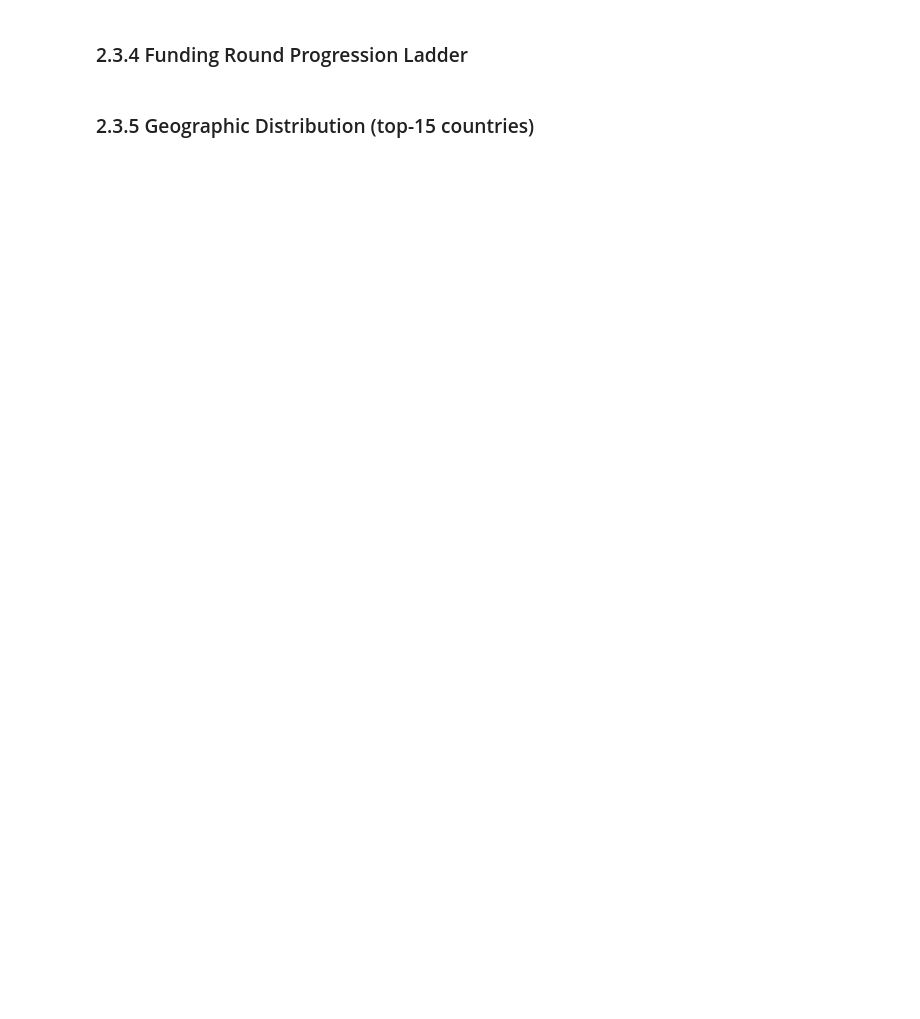
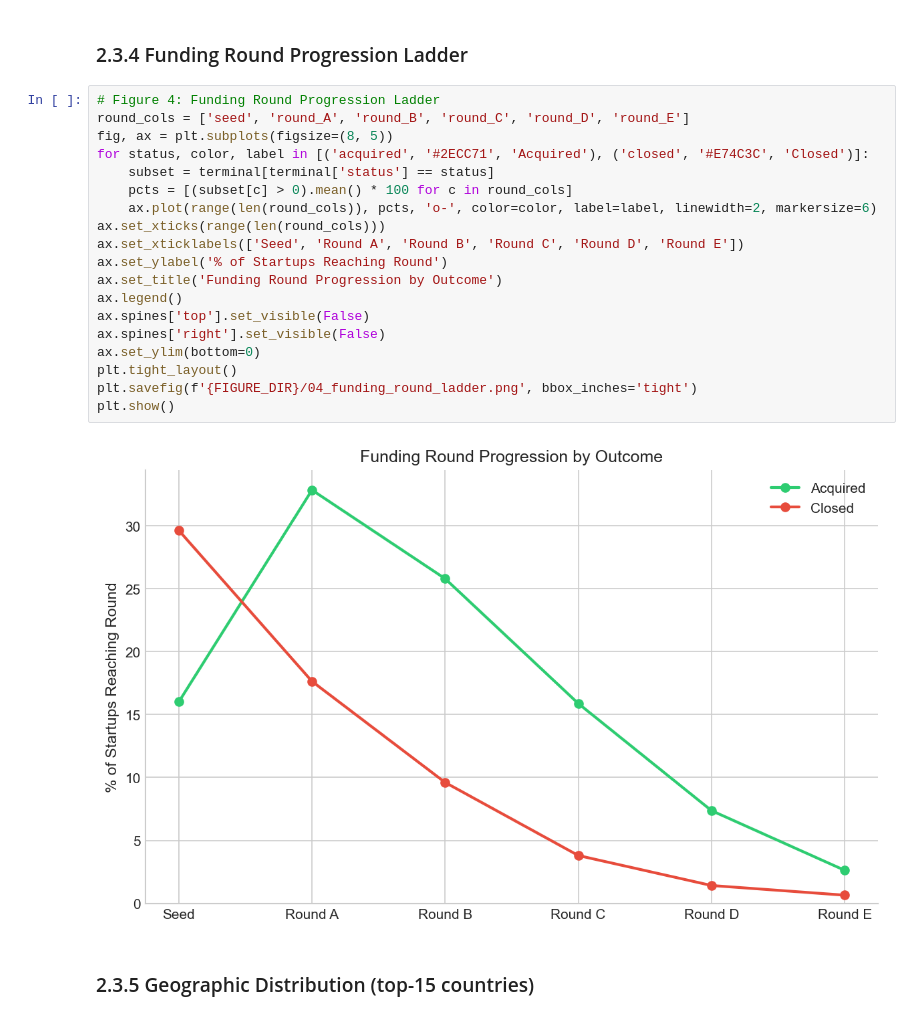
Before and after one commit to uleso26/Predictive-Analytics-Individual-Coursework-, a Jupyter notebook: notebooks/02_eda.ipynb, the cells around one changed output. Cells and saved outputs as stored; diff of their text form; blank space fills up the shorter version.

```diff
--- a/notebooks/02_eda.ipynb
+++ b/notebooks/02_eda.ipynb
@@ -51,4 +304,25 @@ Minimum 12 publication-quality figures.
 # %% [markdown]
 ### 2.3.4 Funding Round Progression Ladder
+# %%
+# Figure 4: Funding Round Progression Ladder
+round_cols = ['seed', 'round_A', 'round_B', 'round_C', 'round_D', 'round_E']
+fig, ax = plt.subplots(figsize=(8, 5))
+for status, color, label in [('acquired', '#2ECC71', 'Acquired'), ('closed', '#E74C3C', 'Closed')]:
+    subset = terminal[terminal['status'] == status]
+    pcts = [(subset[c] > 0).mean() * 100 for c in round_cols]
+    ax.plot(range(len(round_cols)), pcts, 'o-', color=color, label=label, linewidth=2, markersize=6)
+ax.set_xticks(range(len(round_cols)))
+ax.set_xticklabels(['Seed', 'Round A', 'Round B', 'Round C', 'Round D', 'Round E'])
+ax.set_ylabel('% of Startups Reaching Round')
+ax.set_title('Funding Round Progression by Outcome')
+ax.legend()
+ax.spines['top'].set_visible(False)
+ax.spines['right'].set_visible(False)
+ax.set_ylim(bottom=0)
+plt.tight_layout()
+plt.savefig(f'{FIGURE_DIR}/04_funding_round_ladder.png', bbox_inches='tight')
+plt.show()
+# %% [output]
+[figure, added]
 # %% [markdown]
 ### 2.3.5 Geographic Distribution (top-15 countries)
```
Also changed, not shown: parts of 32 cells of this notebook, 15 other files.
